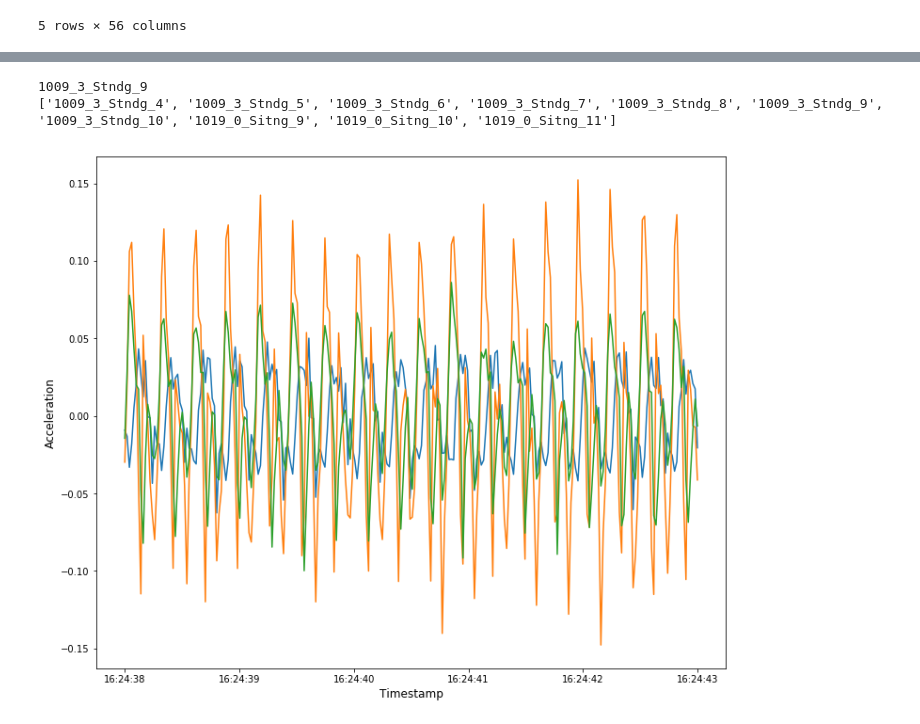
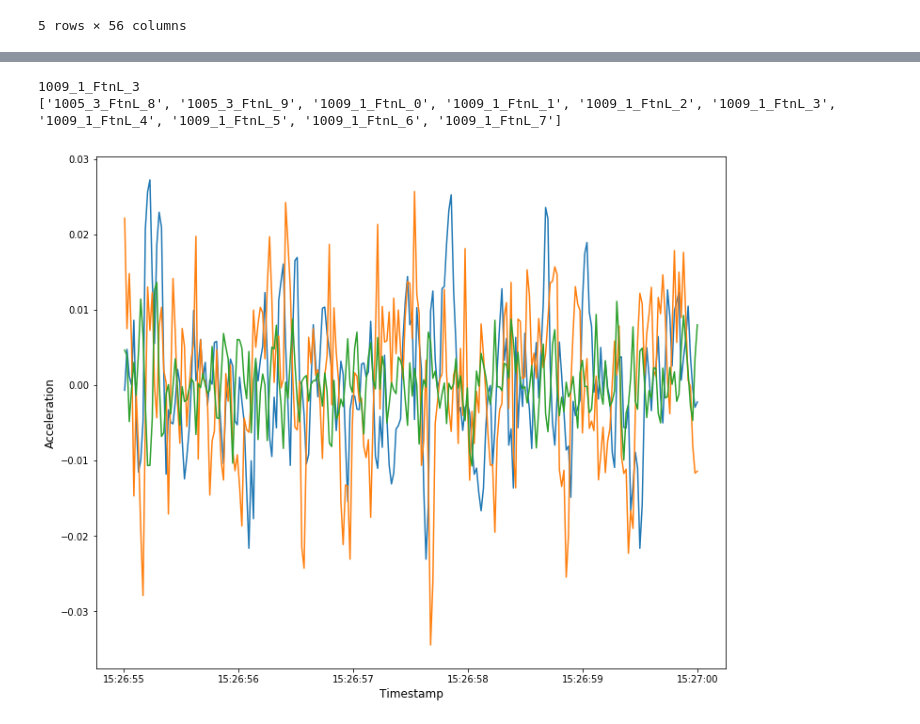
Before and after one commit to nshawen/CIS_PD, a Jupyter notebook: WatchDataRFModel.ipynb, the cells around one changed output, grey strips where cells are left out. Cells and saved outputs as stored; diff of their text form; code cells hidden in the pictures.

```diff
--- a/WatchDataRFModel.ipynb
+++ b/WatchDataRFModel.ipynb
@@ -244,8 +244,8 @@ def TrainTestModel(label_type, tasks, newLab, groups, bestFeatIdx):
 ### TASKS
 # tasks = ['Drnkg', 'Drwg', 'Fldg', 'FtnL', 'FtnR', 'NtsBts', 'RamL', 'RamR', 'Sheets', 'Sitng', 'SitStand', 'Stndg', 'Typg', 'Wlkg', 'WlkgCnt']
 # tasks = ['RamL', 'RamR']
-# tasks = ['FtnL', 'FtnR']
-tasks = ['Sitng', 'Stndg', 'Drwg']
+tasks = ['FtnL', 'FtnR']
+# tasks = ['Sitng', 'Stndg', 'Drwg']
 # tasks = ['Wlkg', 'WlkgCnt']
 # tasks = ['Fldg', 'Sheets', 'Drnkg', 'NtsBts', 'Typg']
 
@@ -338,0 +317,13 @@ TestPred
+# %%
+DataFeatures = pd.read_csv(os.path.join(dest, 'Clinic Data', 'ClinicDataFeaturesX.csv'))
+
+FNind = (TestPred.TestLabs == 'Symp') & (TestPred.PredLabs == 'NoSymp')
+indices = (x for x in range(len(DataFeatures)) if DataFeatures.TaskAbb.values[x] in tasks)
+DataFeatures = DataFeatures.loc[indices]
+FNDataFeatures = DataFeatures.reset_index()[FNind]
+
+FNClipFiles = []
+for clip in FNDataFeatures.iterrows():
+    File = str(int(clip[1]['SubjID'])) + '_' + str(clip[1]['Visit']) + '_' + clip[1]['TaskAbb'] + '_' + str(clip[1]['Clip'])
+    FNClipFiles = FNClipFiles + [File]
+FNClipFiles
@@ -339,15 +348,26 @@ TestPred
 # %%
-clip = 11
-Clip = (pd.read_csv(os.path.join(dest, 'Clinic Data', 'Feature Clips', TPClipFiles[clip] + '.csv'), parse_dates = ['Timestamp'])
-        [['Timestamp', 'X', 'Y', 'Z']])
+TP = False
+FN = True
+clip = 66
+
+if TP:
+    Clip = (pd.read_csv(os.path.join(dest, 'Clinic Data', 'Feature Clips', TPClipFiles[clip] + '.csv'),
+                        parse_dates = ['Timestamp']) [['Timestamp', 'X', 'Y', 'Z']])
+elif FN:
+    Clip = (pd.read_csv(os.path.join(dest, 'Clinic Data', 'Feature Clips', FNClipFiles[clip] + '.csv'),
+                        parse_dates = ['Timestamp']) [['Timestamp', 'X', 'Y', 'Z']])
 plt.figure(figsize = (12, 10))
 plt.plot(Clip.Timestamp, Clip.X, Clip.Timestamp, Clip.Y, Clip.Timestamp, Clip.Z)
 plt.xlabel('Timestamp', fontsize = 12)
 plt.ylabel('Acceleration', fontsize = 12)
-print(TPClipFiles[clip])
-print(TPClipFiles[clip - 5:clip + 5])
+if TP:
+    print(TPClipFiles[clip])
+    print(TPClipFiles[clip - 5:clip + 5])
+elif FN:
+    print(FNClipFiles[clip])
+    print(FNClipFiles[clip - 5:clip + 5])
 # %% [output]
-1009_3_Stndg_9
-['1009_3_Stndg_4', '1009_3_Stndg_5', '1009_3_Stndg_6', '1009_3_Stndg_7', '1009_3_Stndg_8', '1009_3_Stndg_9', '1009_3_Stndg_10', '1019_0_Sitng_9', '1019_0_Sitng_10', '1019_0_Sitng_11']
+1009_1_FtnL_3
+['1005_3_FtnL_8', '1005_3_FtnL_9', '1009_1_FtnL_0', '1009_1_FtnL_1', '1009_1_FtnL_2', '1009_1_FtnL_3', '1009_1_FtnL_4', '1009_1_FtnL_5', '1009_1_FtnL_6', '1009_1_FtnL_7']
-[figure, old version]
+[figure, new version]
 # %%
```
Also changed, not shown: parts of 5 cells of this notebook.
